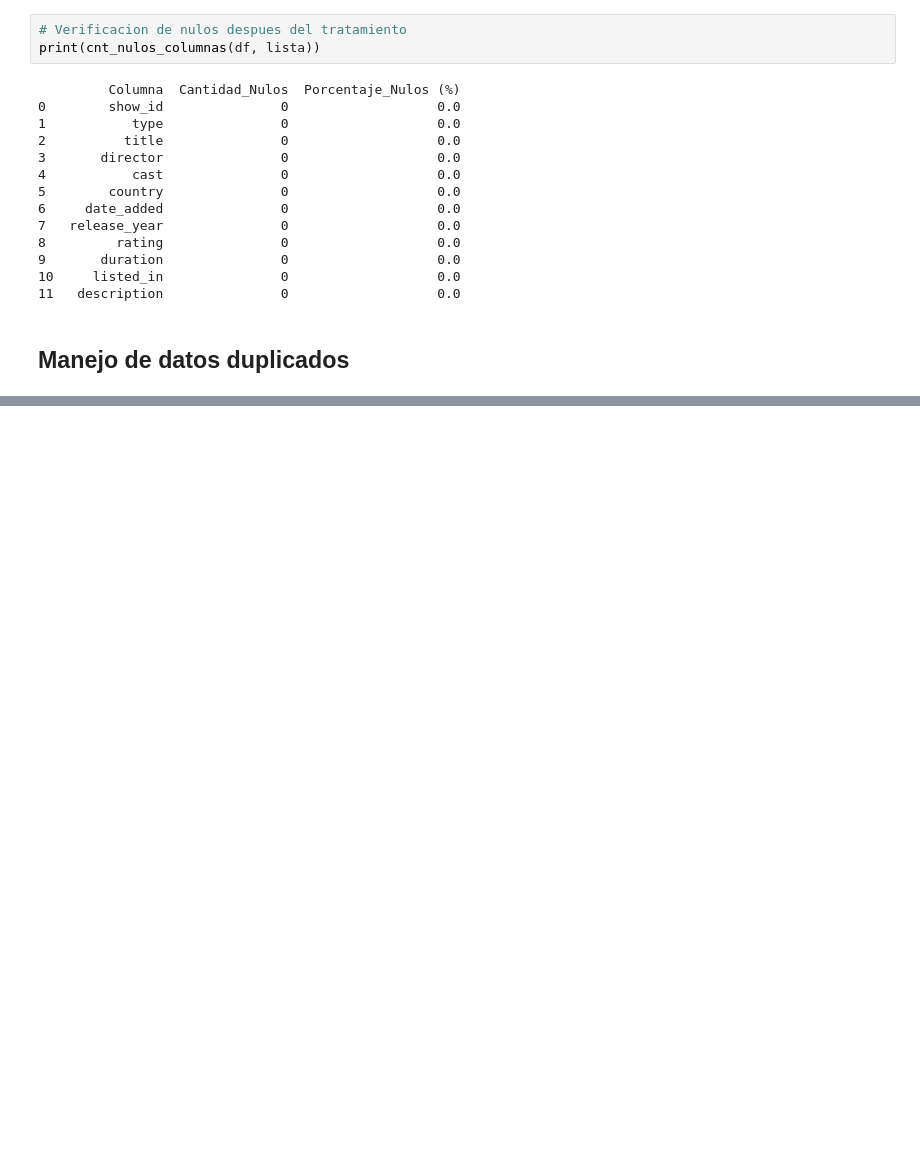
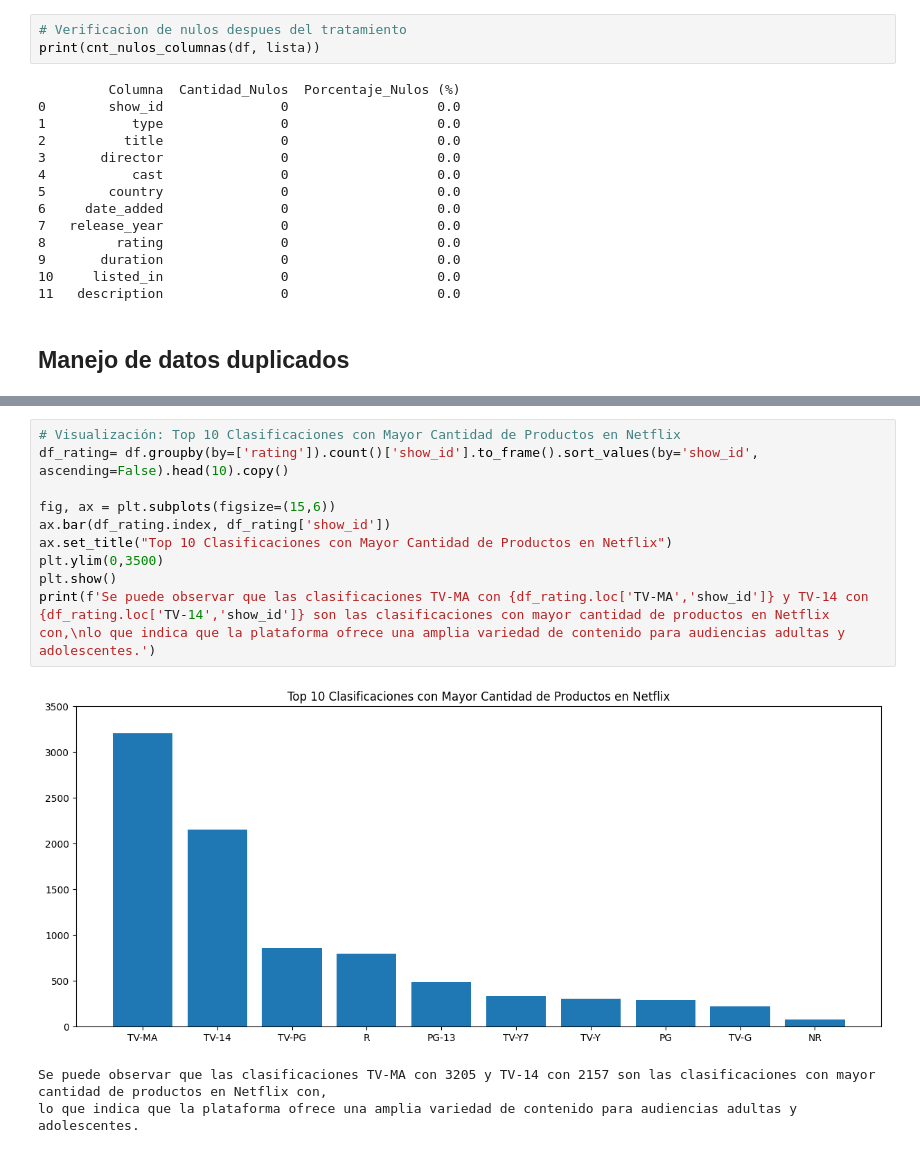
Before and after one commit to anton613/Proyecto_Data_Analisis_Series_Peliculas_Netflix, a Jupyter notebook: NoteBook/analisis.ipynb, the cells around one changed output, grey strips where cells are left out. Cells and saved outputs as stored; diff of their text form; blank space fills up the shorter version.

```diff
--- a/NoteBook/analisis.ipynb
+++ b/NoteBook/analisis.ipynb
@@ -166,0 +230,14 @@ No hay registros duplicados en la columna 'show_id'
+# %%
+# Visualización: Top 10 Clasificaciones con Mayor Cantidad de Productos en Netflix
+df_rating= df.groupby(by=['rating']).count()['show_id'].to_frame().sort_values(by='show_id', ascending=False).head(10).copy()
+
+fig, ax = plt.subplots(figsize=(15,6))
+ax.bar(df_rating.index, df_rating['show_id'])
+ax.set_title("Top 10 Clasificaciones con Mayor Cantidad de Productos en Netflix")
+plt.ylim(0,3500)
+plt.show()
+print(f'Se puede observar que las clasificaciones TV-MA con {df_rating.loc['TV-MA','show_id']} y TV-14 con {df_rating.loc['TV-14','show_id']} son las clasificaciones con mayor cantidad de productos en Netflix con,\nlo que indica que la plataforma ofrece una amplia variedad de contenido para audiencias adultas y adolescentes.')
+# %% [output]
+[figure, added]
+Se puede observar que las clasificaciones TV-MA con 3205 y TV-14 con 2157 son las clasificaciones con mayor cantidad de productos en Netflix con,
+lo que indica que la plataforma ofrece una amplia variedad de contenido para audiencias adultas y adolescentes.
```
Also changed, not shown: parts of 8 cells of this notebook.
